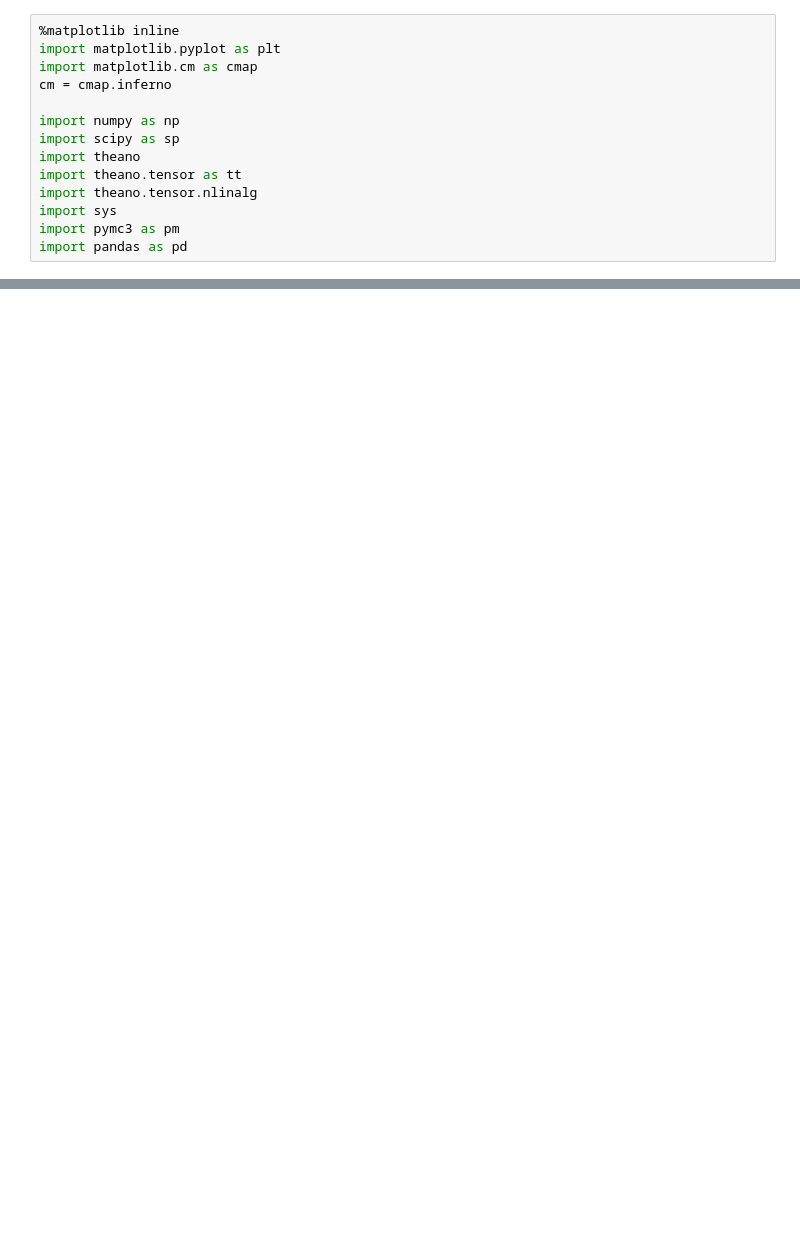
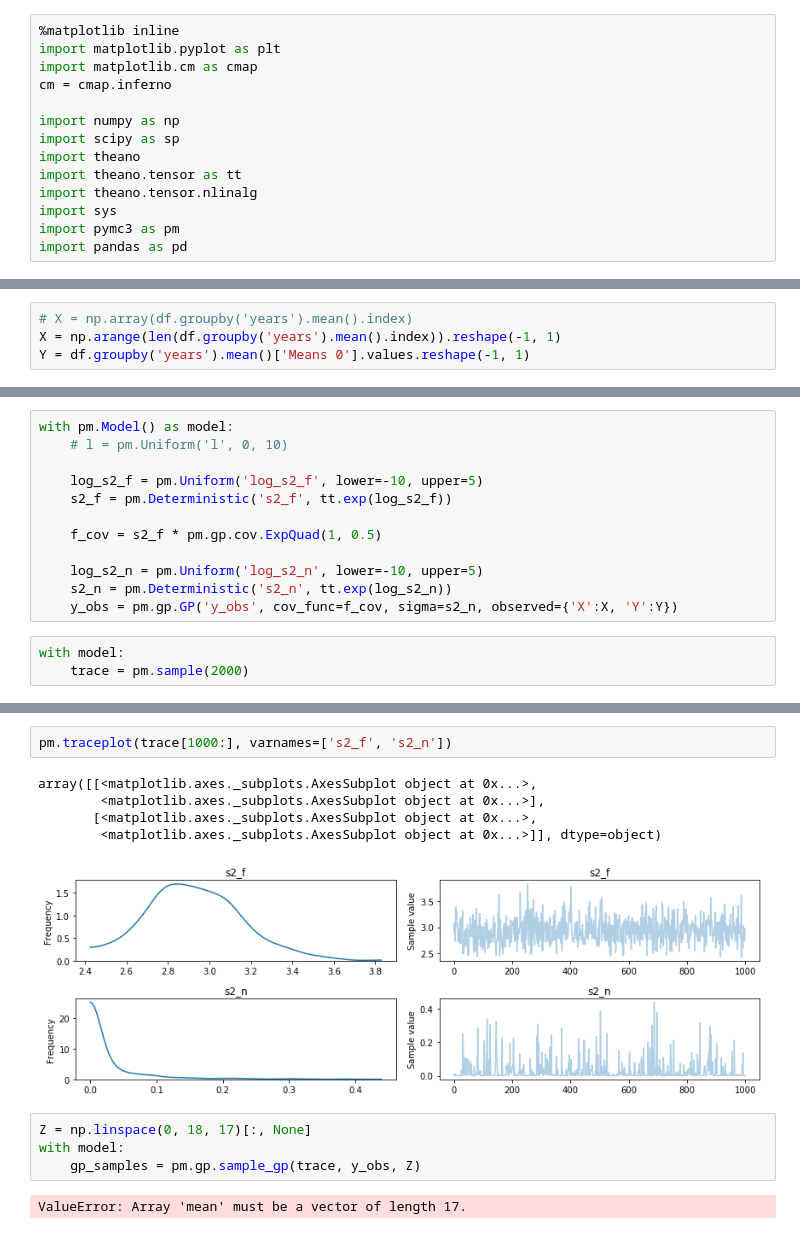
Before and after one commit to ericmjl/autoencoders, a Jupyter notebook: gaussian-process-regression.ipynb, the cells around one changed output, grey strips where cells are left out. Drawn from its saved outputs; the diff is of its cells as text; blank space fills up the shorter version.

```diff
--- a/gaussian-process-regression.ipynb
+++ b/gaussian-process-regression.ipynb
@@ -41,0 +30,4 @@ df.groupby('years').mean().plot()
+# %%
+# X = np.array(df.groupby('years').mean().index)
+X = np.arange(len(df.groupby('years').mean().index)).reshape(-1, 1)
+Y = df.groupby('years').mean()['Means 0'].values.reshape(-1, 1)
@@ -41,0 +38,15 @@ df.groupby('years').mean().plot()
+# %%
+with pm.Model() as model:
+    # l = pm.Uniform('l', 0, 10)
+
+    log_s2_f = pm.Uniform('log_s2_f', lower=-10, upper=5)
+    s2_f = pm.Deterministic('s2_f', tt.exp(log_s2_f))
+
+    f_cov = s2_f * pm.gp.cov.ExpQuad(1, 0.5)
+
+    log_s2_n = pm.Uniform('log_s2_n', lower=-10, upper=5)
+    s2_n = pm.Deterministic('s2_n', tt.exp(log_s2_n))
+    y_obs = pm.gp.GP('y_obs', cov_func=f_cov, sigma=s2_n, observed={'X':X, 'Y':Y})
+# %%
+with model:
+    trace = pm.sample(2000)
@@ -41,0 +71,14 @@ df.groupby('years').mean().plot()
+# %%
+pm.traceplot(trace[1000:], varnames=['s2_f', 's2_n'])
+# %% [output]
+array([[<matplotlib.axes._subplots.AxesSubplot object at 0x...>,
+        <matplotlib.axes._subplots.AxesSubplot object at 0x...>],
+       [<matplotlib.axes._subplots.AxesSubplot object at 0x...>,
+        <matplotlib.axes._subplots.AxesSubplot object at 0x...>]], dtype=object)
+[figure, added]
+# %%
+Z = np.linspace(0, 18, 17)[:, None]
+with model:
+    gp_samples = pm.gp.sample_gp(trace, y_obs, Z)
+# %% [output]
+ValueError: Array 'mean' must be a vector of length 17.
```
Also changed, not shown: parts of 4 cells of this notebook, 3 other files.
